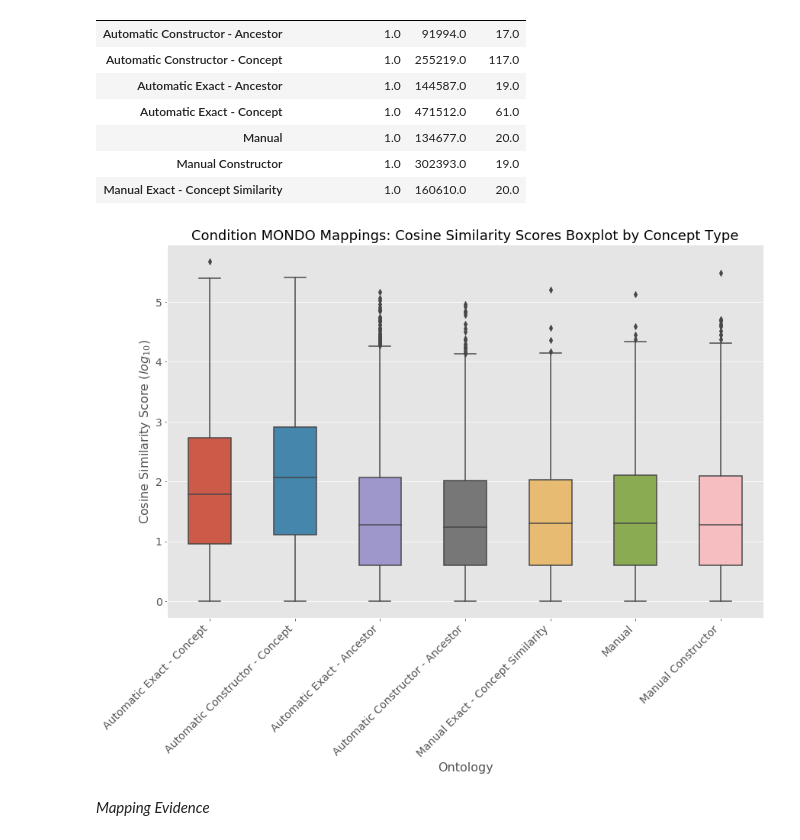
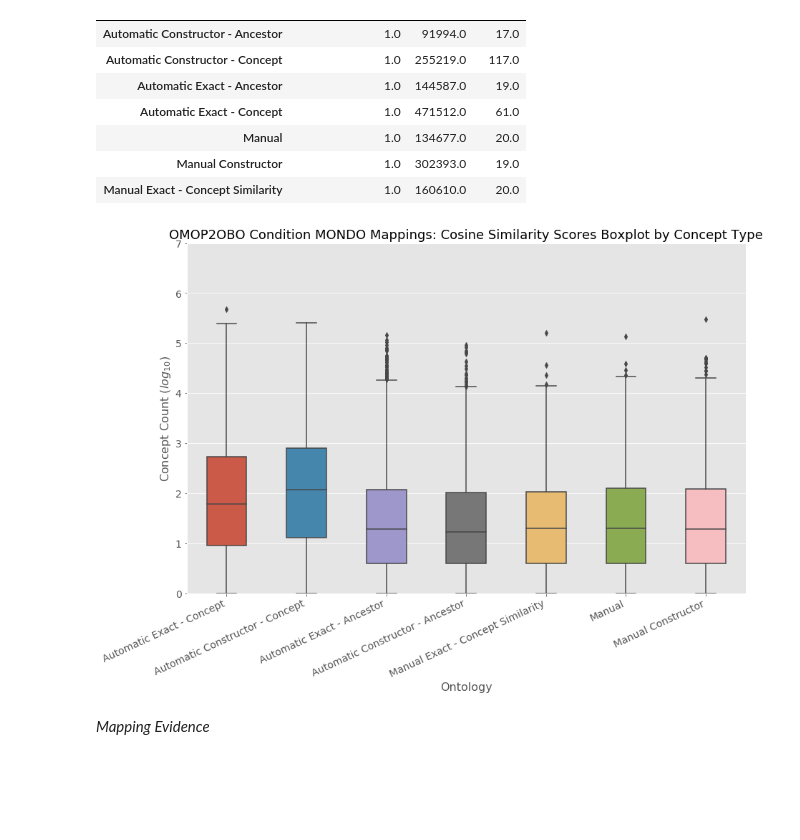
Before and after one commit to callahantiff/OMOP2OBO, a Jupyter notebook: resources/analyses/omop2obo_manuscript_analyses.ipynb, the cells around one changed output. Drawn from its saved outputs; the diff is of its cells as text; code cells hidden in the pictures; blank space fills up the shorter version.

```diff
--- a/resources/analyses/omop2obo_manuscript_analyses.ipynb
+++ b/resources/analyses/omop2obo_manuscript_analyses.ipynb
@@ -1524,26 +1608,27 @@ cond_mondo_map_prac_valid.groupby('CATEGORY_MAPPING').agg({'CONCEPT_COUNT': ['mi
 # %%
 # get log of counts to improve plotting
 cond_mondo_map_prac_valid['CONCEPT_COUNT_LOG10'] = np.log10(cond_mondo_map_prac_valid['CONCEPT_COUNT'])
 
 # set boxplot order
 ordering = ['Automatic Exact - Concept', 'Automatic Constructor - Concept',
            'Automatic Exact - Ancestor', 'Automatic Constructor - Ancestor',
            'Manual Exact - Concept Similarity', 'Manual', 'Manual Constructor']
 
 # create box plot
 fig, ax = plt.subplots(1, 1, figsize=(14, 9))
 sboxplot = sns.boxplot(y='CONCEPT_COUNT_LOG10', x='CATEGORY_MAPPING',
                        data=cond_mondo_map_prac_valid, width=0.5, order=ordering)
-sboxplot.set_xticklabels(sboxplot.get_xticklabels(), rotation=45, horizontalalignment='right')
-plt.title('Condition MONDO Mappings: Cosine Similarity Scores Boxplot by Concept Type', fontsize=18)
+sboxplot.set_xticklabels(sboxplot.get_xticklabels(), rotation=25, horizontalalignment='right')
+plt.title('OMOP2OBO Condition MONDO Mappings: Cosine Similarity Scores Boxplot by Concept Type', fontsize=18)
 plt.suptitle("")
+plt.ylim(0, 7)
 plt.xlabel('Ontology', fontsize=16)
-plt.ylabel('Cosine Similarity Score ($log_{10}$)', fontsize=16)
+plt.ylabel('Concept Count ($log_{10}$)', fontsize=16)
 plt.tick_params(labelsize=14)
 
 plt.show()
 # %% [output]
-[figure, old version]
+[figure, new version]
 # %% [markdown]
 *Mapping Evidence*
 # %%
```
Also changed, not shown: parts of 239 cells of this notebook.
